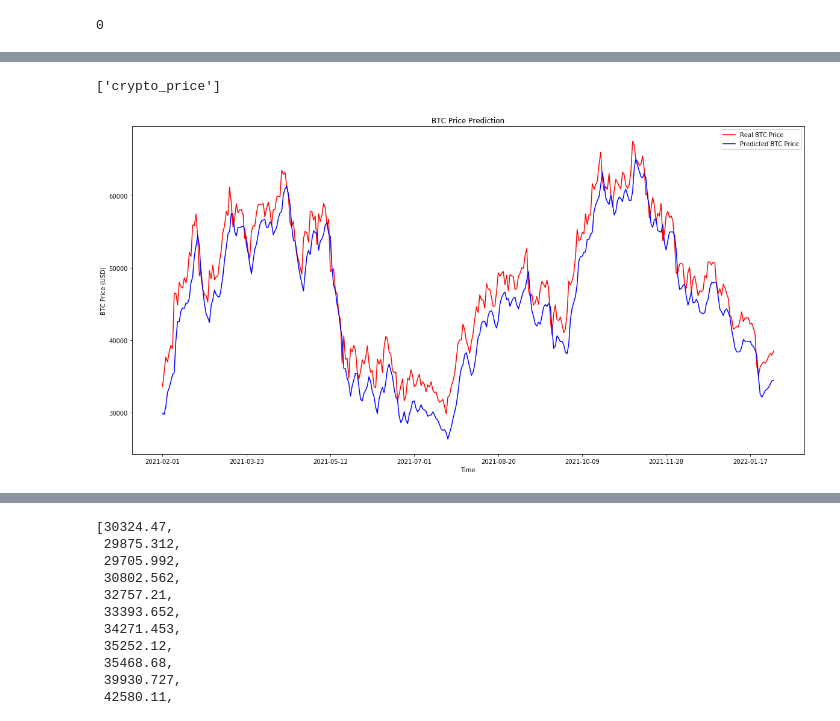
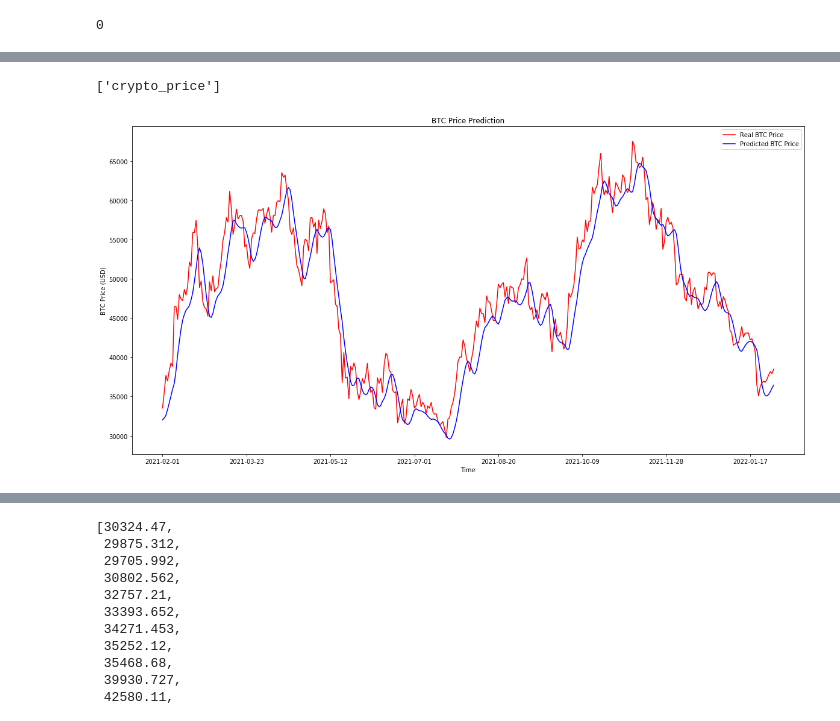
Before and after one commit to Price-Prediction-Model-Org/Price-Prediction-Model-Group, a Jupyter notebook: Model_Integration.ipynb, the cells around one changed output, grey strips where cells are left out. Cells and saved outputs as stored; diff of their text form; code cells hidden in the pictures.

```diff
--- a/Model_Integration.ipynb
+++ b/Model_Integration.ipynb
@@ -456,38 +424,35 @@ print(Base.classes.keys())
 cp = Base.classes.crypto_price
 
 
-
-
-
-model_loaded = tf.keras.models.load_model('Model_Testing/Crypto_Models/Trained_model_2_daily_BTC_4L_50N_0p1D_trainUpTo2021.h5', compile = False)
+model_loaded = tf.keras.models.load_model('Model_Testing/Crypto_Models/TM_5_daily_BTC_3L_100N_100N_50N_RS_TTF_0p1D_20epo_trainUpTo2021.h5', compile = False)
 
 scaler = pickle.load(open('scaler.pkl', 'rb'))
 
 past_year_dict = predict_past_year(session, 'BTC', model_loaded, scaler)
 
 session.close()
 
 import matplotlib.pyplot as plt
 
 fig, ax = plt.subplots(1,1, figsize=(20,10))
 
 
 dates_strings = [str(x) for x in past_year_dict['dates']]
 # Visualising the results
 
 # ax.xaxis.set_major_formatter(mdates)
 ax.plot(dates_strings,past_year_dict['real_prices'], color = 'red', label = 'Real BTC Price')
 ax.plot(dates_strings,past_year_dict['predictions'], color = 'blue', label = 'Predicted BTC Price')
 
 ax.set_xticks(np.arange(0,366,50))
 ax.set_title('BTC Price Prediction')
 ax.set_xlabel('Time')
 ax.set_ylabel('BTC Price (USD)')
 
 
 
 plt.legend()
 plt.show()
 # %% [output]
 ['crypto_price']
-[figure, old version]
+[figure, new version]
```
Also changed, not shown: parts of 9 cells of this notebook, 15 other files.
